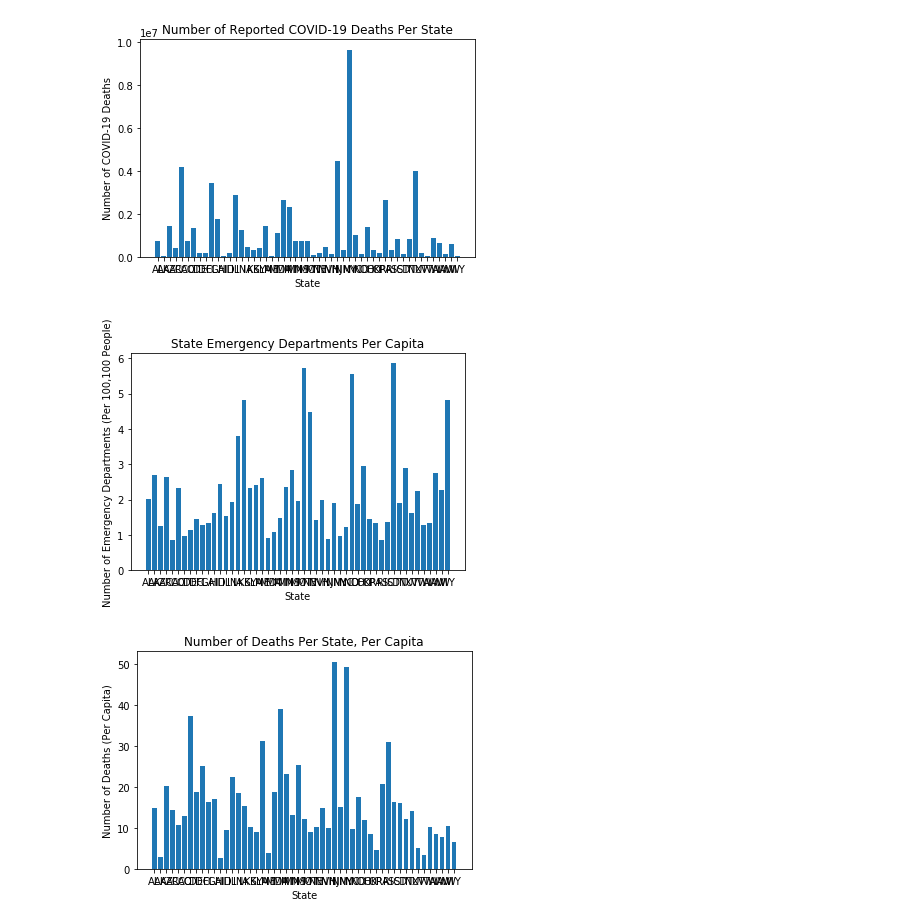
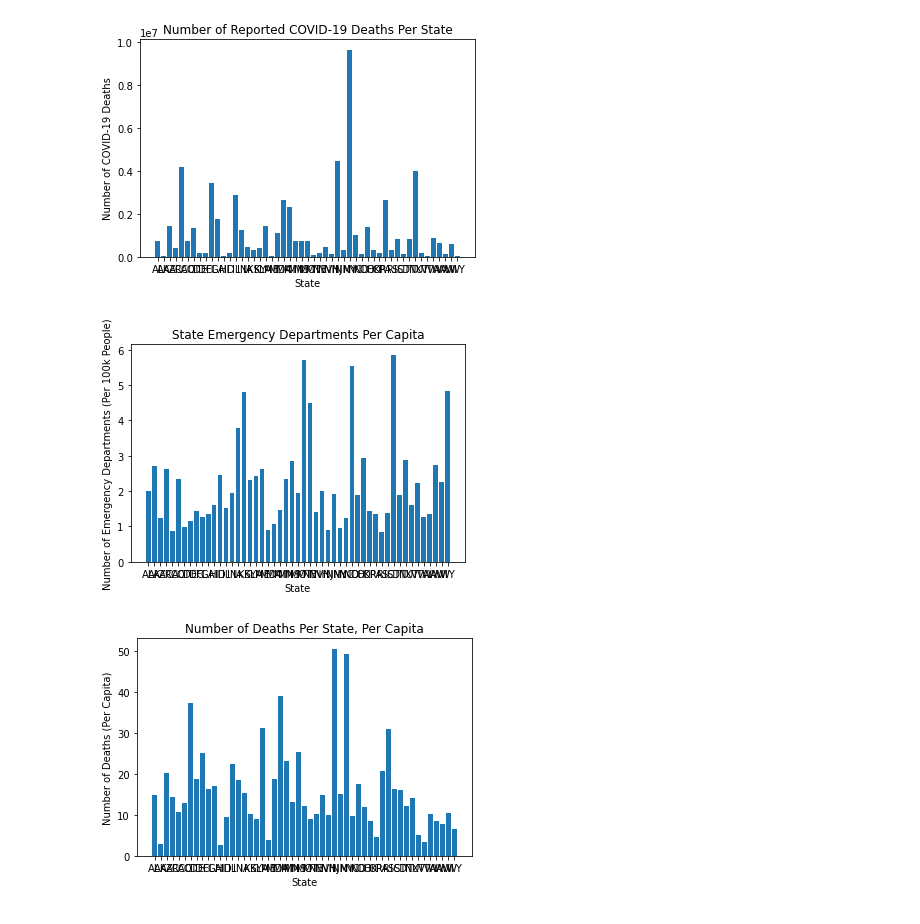
Before and after one commit to LaurenGT/COVID19_DeathRates, a Jupyter notebook: data_analysis/data_viz.ipynb, the cells around one changed output. Cells and saved outputs as stored; diff of their text form; code cells hidden in the pictures.

```diff
--- a/data_analysis/data_viz.ipynb
+++ b/data_analysis/data_viz.ipynb
@@ -17,0 +28,5 @@ data_final.head()
+# %%
+bins = [0, 2.215, 6]
+bin_labels = ["Low", "High"]
+data_final["Low/High Concentration of EDs (100k)"] = pd.cut(data_final["Per Capita EDs (100K)"], bins, labels=bin_labels)
+data_final.head()
@@ -38,13 +104,13 @@ plt.show()
 # %%
 x_axis = data_final["Abbreviation"]
 y_axis = data_final["Per Capita EDs (100K)"]
 plt.title("State Emergency Departments Per Capita")
 plt.xlabel("State")
-plt.ylabel("Number of Emergency Departments (Per 100,100 People)")
+plt.ylabel("Number of Emergency Departments (Per 100k People)")
 plt.bar(x_axis, y_axis)
 plt.show()
 # %% [output]
-[figure, old version]
+[figure, new version]
 # %%
 x_axis = data_final["Abbreviation"]
 y_axis = data_final["Per Capita Deaths"]
```
Also changed, not shown: parts of 18 cells of this notebook.
